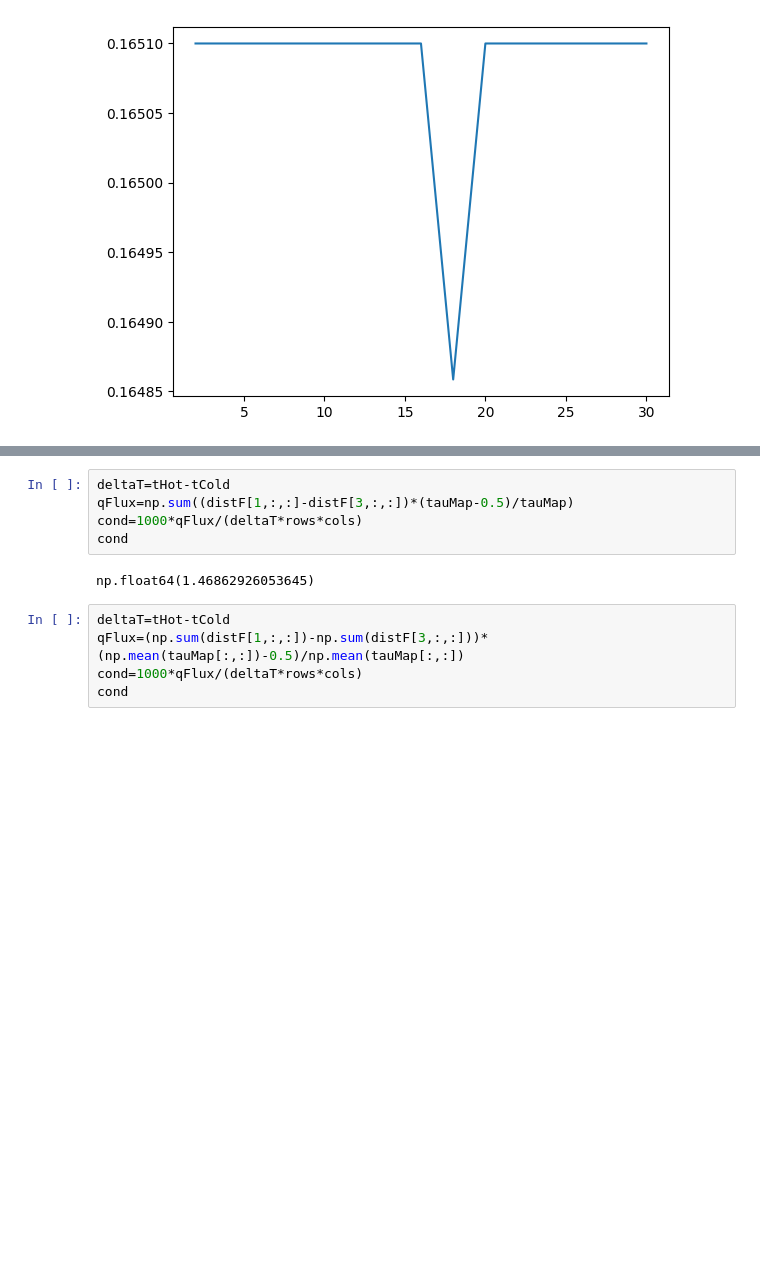
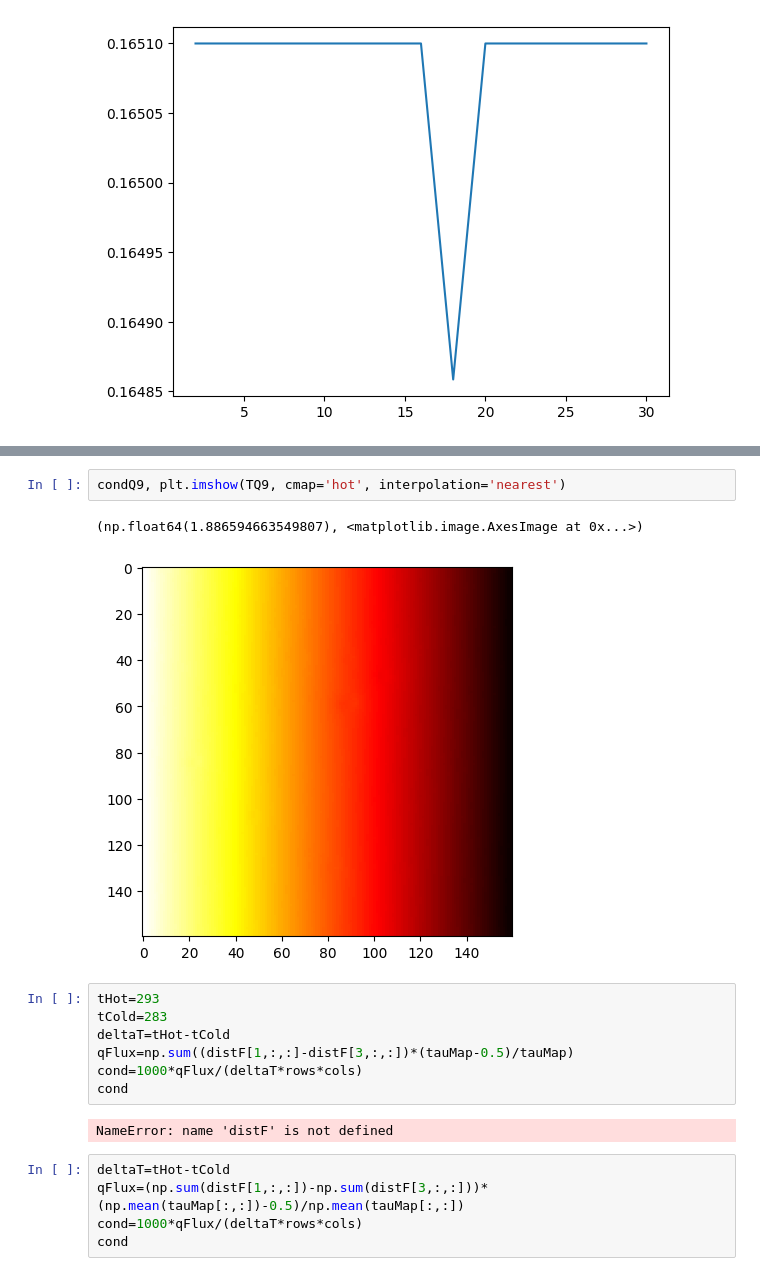
Before and after one commit to AadiDev005/Paraffin-EG-Model, a Jupyter notebook: dataset_generator.ipynb, the cells around one changed output, grey strips where cells are left out. Saved outputs shown, nothing was run; the diff lists cells and outputs as text; blank space fills up the shorter version.

```diff
--- a/dataset_generator.ipynb
+++ b/dataset_generator.ipynb
@@ -638,10 +363,17 @@ np.float64(1.9046356688735193)
+# %%
+condQ9, plt.imshow(TQ9, cmap='hot', interpolation='nearest')
+# %% [output]
+(np.float64(1.886594663549807), <matplotlib.image.AxesImage at 0x...>)
+[figure, added]
 # %%
+tHot=293
+tCold=283
 deltaT=tHot-tCold
 qFlux=np.sum((distF[1,:,:]-distF[3,:,:])*(tauMap-0.5)/tauMap)
 cond=1000*qFlux/(deltaT*rows*cols)
 cond
 # %% [output]
-np.float64(1.46862926053645)
+NameError: name 'distF' is not defined
 # %%
 deltaT=tHot-tCold
 qFlux=(np.sum(distF[1,:,:])-np.sum(distF[3,:,:]))*(np.mean(tauMap[:,:])-0.5)/np.mean(tauMap[:,:])
```
Also changed, not shown: parts of 25 cells of this notebook.
